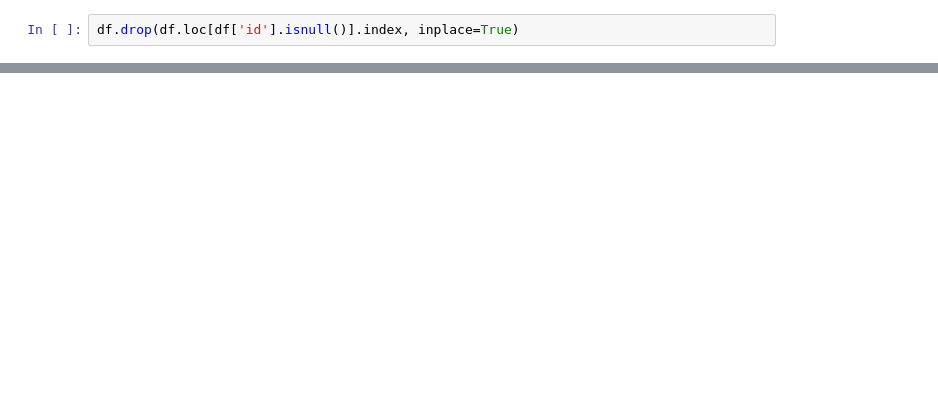
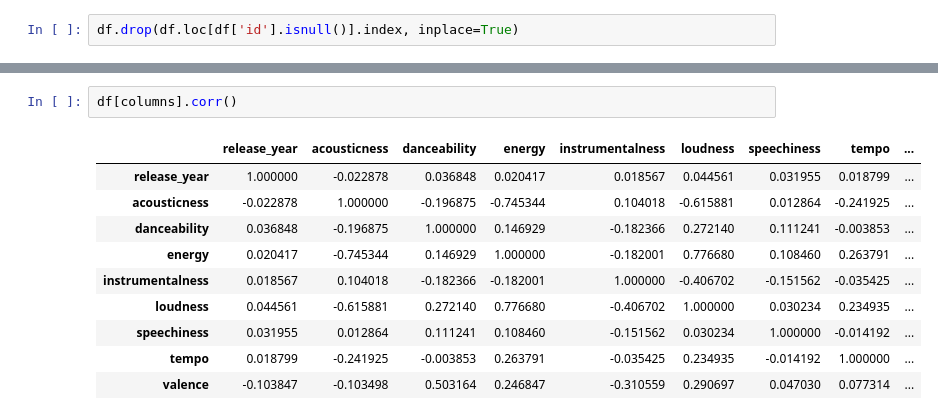
Before and after one commit to jamiany/dspro1, a Jupyter notebook: data_preparation/data_exploration.ipynb, the cells around one changed output, grey strips where cells are left out. Drawn from its saved outputs; the diff is of its cells as text; blank space fills up the shorter version.

```diff
--- a/data_preparation/data_exploration.ipynb
+++ b/data_preparation/data_exploration.ipynb
@@ -116,0 +110,13 @@ plt.show()
+# %%
+df[columns].corr()
+# %% [output]
+|  | release_year | acousticness | danceability | energy | instrumentalness | loudness | speechiness | tempo | ... |
+| release_year | 1.000000 | -0.022878 | 0.036848 | 0.020417 | 0.018567 | 0.044561 | 0.031955 | 0.018799 | ... |
+| acousticness | -0.022878 | 1.000000 | -0.196875 | -0.745344 | 0.104018 | -0.615881 | 0.012864 | -0.241925 | ... |
+| danceability | 0.036848 | -0.196875 | 1.000000 | 0.146929 | -0.182366 | 0.272140 | 0.111241 | -0.003853 | ... |
+| energy | 0.020417 | -0.745344 | 0.146929 | 1.000000 | -0.182001 | 0.776680 | 0.108460 | 0.263791 | ... |
+| instrumentalness | 0.018567 | 0.104018 | -0.182366 | -0.182001 | 1.000000 | -0.406702 | -0.151562 | -0.035425 | ... |
+| loudness | 0.044561 | -0.615881 | 0.272140 | 0.776680 | -0.406702 | 1.000000 | 0.030234 | 0.234935 | ... |
+| speechiness | 0.031955 | 0.012864 | 0.111241 | 0.108460 | -0.151562 | 0.030234 | 1.000000 | -0.014192 | ... |
+| tempo | 0.018799 | -0.241925 | -0.003853 | 0.263791 | -0.035425 | 0.234935 | -0.014192 | 1.000000 | ... |
+| valence | -0.103847 | -0.103498 | 0.503164 | 0.246847 | -0.310559 | 0.290697 | 0.047030 | 0.077314 | ... |
```
Also changed, not shown: parts of 5 cells of this notebook.
